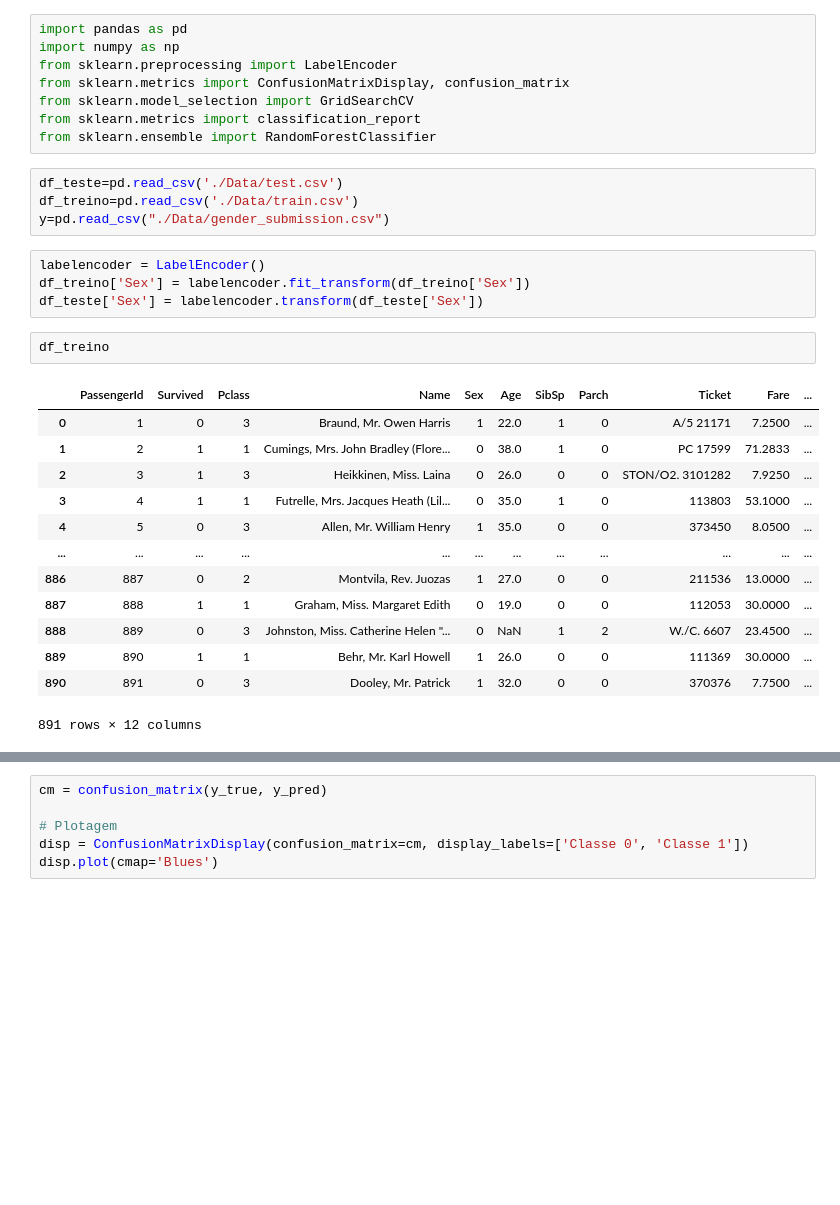
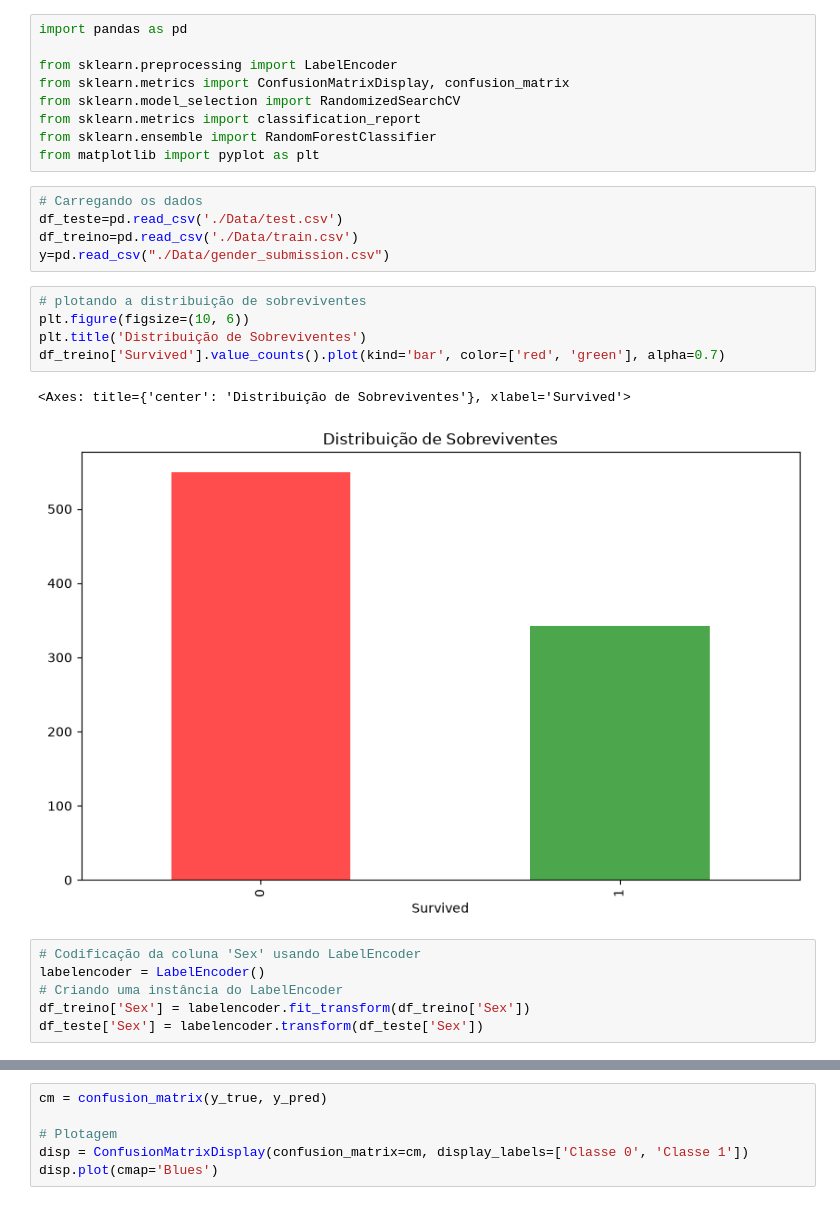
Before and after one commit to alguiguilo098/Titanic-Challenge, a Jupyter notebook: main.ipynb, the cells around one changed output, grey strips where cells are left out. Cells and saved outputs as stored; diff of their text form; blank space fills up the shorter version.

Commit message:
feat: distribuição de vivos e mortios

```diff
--- a/main.ipynb
+++ b/main.ipynb
@@ -1,32 +1,28 @@
 # %%
 import pandas as pd
-import numpy as np
+
 from sklearn.preprocessing import LabelEncoder
 from sklearn.metrics import ConfusionMatrixDisplay, confusion_matrix
-from sklearn.model_selection import GridSearchCV
+from sklearn.model_selection import RandomizedSearchCV
 from sklearn.metrics import classification_report
 from sklearn.ensemble import RandomForestClassifier
+from matplotlib import pyplot as plt
 # %%
+# Carregando os dados
 df_teste=pd.read_csv('./Data/test.csv')
 df_treino=pd.read_csv('./Data/train.csv')
 y=pd.read_csv("./Data/gender_submission.csv")
+# %%
+# plotando a distribuição de sobreviventes
+plt.figure(figsize=(10, 6))
+plt.title('Distribuição de Sobreviventes')
+df_treino['Survived'].value_counts().plot(kind='bar', color=['red', 'green'], alpha=0.7)
+# %% [output]
+<Axes: title={'center': 'Distribuição de Sobreviventes'}, xlabel='Survived'>
+[figure, added]
 # %%
+# Codificação da coluna 'Sex' usando LabelEncoder
 labelencoder = LabelEncoder()
+# Criando uma instância do LabelEncoder
 df_treino['Sex'] = labelencoder.fit_transform(df_treino['Sex'])
 df_teste['Sex'] = labelencoder.transform(df_teste['Sex'])
-# %%
-df_treino
-# %% [output]
-|  | PassengerId | Survived | Pclass | Name | Sex | Age | SibSp | Parch | Ticket | Fare | ... |
-| 0 | 1 | 0 | 3 | Braund, Mr. Owen Harris | 1 | 22.0 | 1 | 0 | A/5 21171 | 7.2500 | ... |
-| 1 | 2 | 1 | 1 | Cumings, Mrs. John Bradley (Flore... | 0 | 38.0 | 1 | 0 | PC 17599 | 71.2833 | ... |
-| 2 | 3 | 1 | 3 | Heikkinen, Miss. Laina | 0 | 26.0 | 0 | 0 | STON/O2. 3101282 | 7.9250 | ... |
-| 3 | 4 | 1 | 1 | Futrelle, Mrs. Jacques Heath (Lil... | 0 | 35.0 | 1 | 0 | 113803 | 53.1000 | ... |
-| 4 | 5 | 0 | 3 | Allen, Mr. William Henry | 1 | 35.0 | 0 | 0 | 373450 | 8.0500 | ... |
-| ... | ... | ... | ... | ... | ... | ... | ... | ... | ... | ... | ... |
-| 886 | 887 | 0 | 2 | Montvila, Rev. Juozas | 1 | 27.0 | 0 | 0 | 211536 | 13.0000 | ... |
-| 887 | 888 | 1 | 1 | Graham, Miss. Margaret Edith | 0 | 19.0 | 0 | 0 | 112053 | 30.0000 | ... |
-| 888 | 889 | 0 | 3 | Johnston, Miss. Catherine Helen "... | 0 | NaN | 1 | 2 | W./C. 6607 | 23.4500 | ... |
-| 889 | 890 | 1 | 1 | Behr, Mr. Karl Howell | 1 | 26.0 | 0 | 0 | 111369 | 30.0000 | ... |
-| 890 | 891 | 0 | 3 | Dooley, Mr. Patrick | 1 | 32.0 | 0 | 0 | 370376 | 7.7500 | ... |
-891 rows × 12 columns
```
Also changed, not shown: parts of 5 cells of this notebook, 1 other file.
